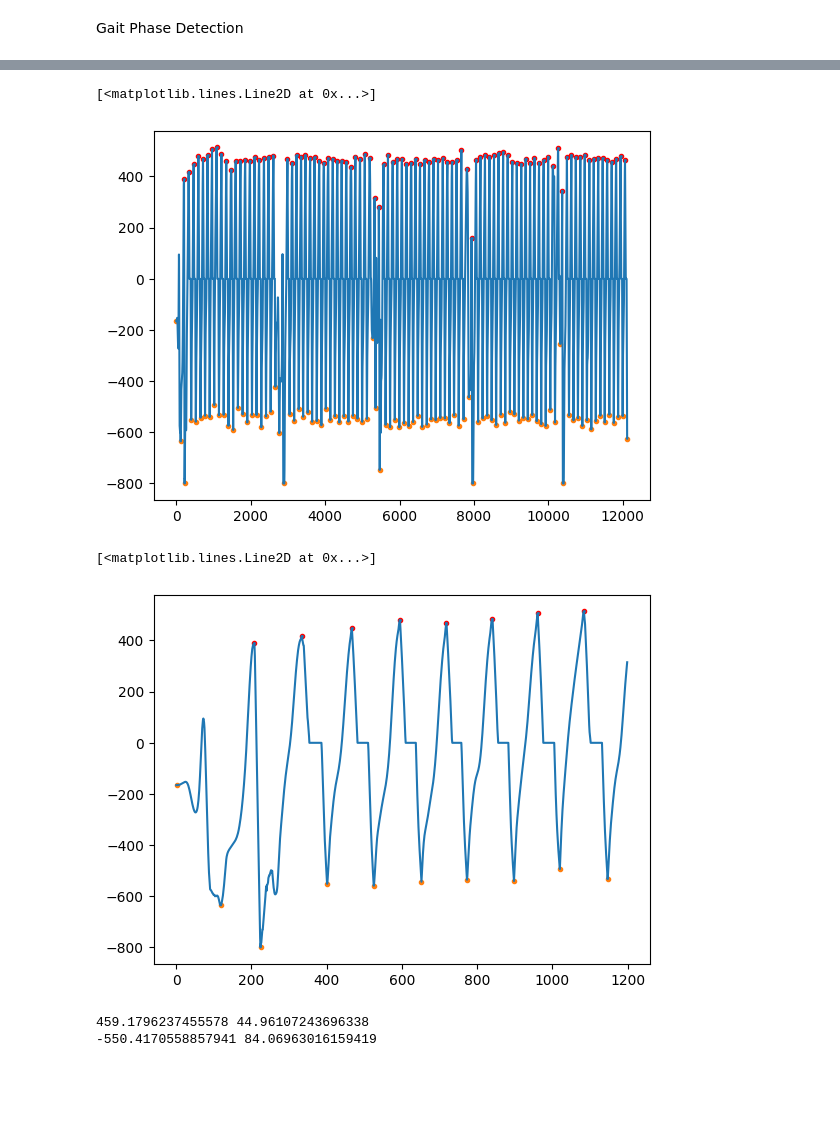
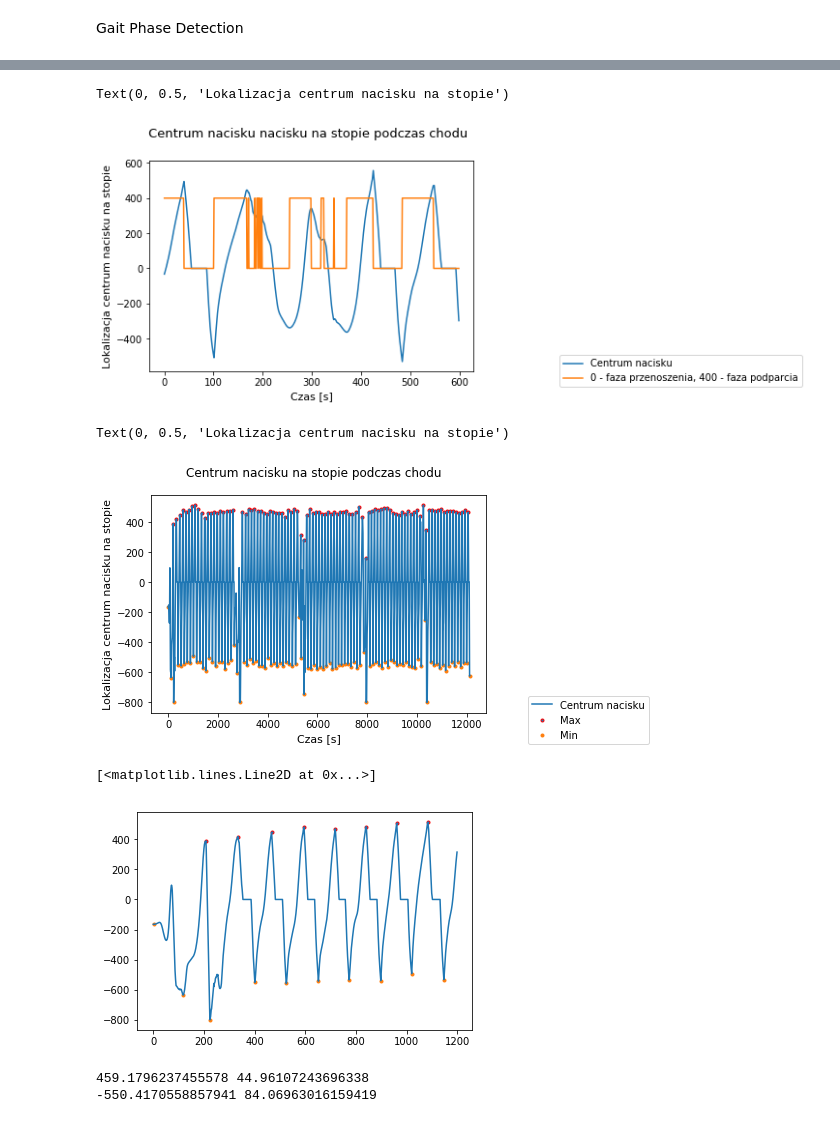
Before and after one commit to kjaw/Gait-in-Parkinson-s-Disease, a Jupyter notebook: main.ipynb, the cells around one changed output, grey strips where cells are left out. Drawn from its saved outputs; the diff is of its cells as text; code cells hidden in the pictures; blank space fills up the shorter version.

```diff
--- a/main.ipynb
+++ b/main.ipynb
@@ -8,8 +9,13 @@ from typing import Tuple, List
 # %%
+filenames = []
 path_to_data_folder = os.path.join(os.getcwd(), "data")
 print(os.path.join(path_to_data_folder, '*.txt'))
 for f in glob.glob(os.path.join(path_to_data_folder, '*.txt')):
+    print(f)
     variable_name = os.path.splitext(os.path.basename(f))[0]
+    print(type(variable_name))
+    filenames.append(variable_name)
     globals()[variable_name] = pd.read_csv(f, delimiter='\t')
     globals()[variable_name].columns = ['Time[s]','VGRF-left1', 'VGRF-left2','VGRF-left3','VGRF-left4','VGRF-left5','VGRF-left6','VGRF-left7','VGRF-left8','VGRF-right1', 'VGRF-right2','VGRF-right3','VGRF-right4','VGRF-right5','VGRF-right6','VGRF-right7','VGRF-right8','Total Force-left','Total Force-right']
+# print(filenames)
 # %% [output]
@@ -66,7 +88,7 @@ def remove_spikes(signal: pd.core.frame.DataFrame) -> List[float]:
             pass
     return signal_no_spikes
 # %%
-def center_of_pressure_detection(file_name: pd.core.frame.DataFrame) -> Tuple[List[float], List[float]]:
+def center_of_pressure_detection(file_position:int) -> Tuple[List[float],List[float],str]:
 
     """
     Parameters
@@ -91,12 +113,24 @@ def center_of_pressure_detection(file_name: pd.core.frame.DataFrame) -> Tuple[Li
     # L7 (-300,400)  R7 (300,400)
     # L8 (-500,800)  R8 (500,800)
 
+    # Open file
+    file_paths = []
+    path_to_data_folder = os.path.join(os.getcwd(), "data")
+#     print(os.path.join(path_to_data_folder, '*.txt'))
+    for f in glob.glob(os.path.join(path_to_data_folder, '*.txt')):
+        file_paths.append(f)
+    #     print(f)
+    fileName = os.path.splitext(os.path.basename(file_paths[file_position]))[0]
+#     print(variable_name)
+#     print(type(variable_name))
+    variable_name = pd.read_csv(file_paths[file_position], delimiter='\t')
+    variable_name.columns = ['Time[s]','VGRF-left1', 'VGRF-left2','VGRF-left3','VGRF-left4','VGRF-left5','VGRF-left6','VGRF-left7','VGRF-left8','VGRF-right1', 'VGRF-right2','VGRF-right3','VGRF-right4','VGRF-right5','VGRF-right6','VGRF-right7','VGRF-right8','Total Force-left','Total Force-right']
+
     y_coordinates = {'1': -800,'2': -400,'3': -400,'4': 0,'5': 0,'6': 400,'7': 400,'8': 800}
     filename_col_names_left_leg = ['VGRF-left1', 'VGRF-left2','VGRF-left3','VGRF-left4','VGRF-left5','VGRF-left6','VGRF-left7','VGRF-left8']
     filename_col_names_right_leg = ['VGRF-right1', 'VGRF-right2','VGRF-right3','VGRF-right4','VGRF-right5','VGRF-right6','VGRF-right7','VGRF-right8']
-
-    y_coordinates_left = sum(file_name[filename_col_names_left_leg[i]]*y_coordinates[str(i+1)] for i in range(len(filename_col_names_left_leg)))/file_name['Total Force-left']
-    y_coordinates_right = sum(file_name[filename_col_names_right_leg[i]]*y_coordinates[str(i+1)] for i in range(len(filename_col_names_right_leg)))/file_name['Total Force-right']
+    y_coordinates_left = sum(variable_name[filename_col_names_left_leg[i]]*y_coordinates[str(i+1)] for i in range(len(filename_col_names_left_leg)))/variable_name['Total Force-left']
+    y_coordinates_right = sum(variable_name[filename_col_names_right_leg[i]]*y_coordinates[str(i+1)] for i in range(len(filename_col_names_right_leg)))/variable_name['Total Force-right']
 
     # file_name['Total Force-left'] can be 0 because during swing phase total pressure equals to 0
     # then all NaN values are replaced with 0
@@ -113,6 +147,6 @@ def center_of_pressure_detection(file_name: pd.core.frame.DataFrame) -> Tuple[Li
     y_coordinates_right_filtered = scipy.ndimage.uniform_filter1d(y_coordinates_right,size=15)
     # y_coordinates_left_filtered = y_coordinates_left
     # y_coordinates_right_filtered = y_coordinates_right
-    return y_coordinates_left_filtered, y_coordinates_right_filtered
+    return y_coordinates_left_filtered, y_coordinates_right_filtered,fileName
 # %%
-y_COP_left, y_COP_right = center_of_pressure_detection(GaCo01_01)
+y_COP_left, y_COP_right,fileName = center_of_pressure_detection(0)
@@ -125,3 +199,13 @@ plt.plot(y_COP_right[2500:3800])
+# %%
+plt.plot(y_COP_right[2500:3100])
+plt.plot(binarized_y_COP_right[2500:3100])
+plt.suptitle(" Centrum nacisku nacisku na stopie podczas chodu", size=13, y=1)
+plt.legend(['Centrum nacisku','0 - faza przenoszenia, 400 - faza podparcia'], bbox_to_anchor =(1.25, 0.1))
+plt.xlabel("Czas [s]", fontdict={'fontsize': 11})
+plt.ylabel("Lokalizacja centrum nacisku na stopie", fontdict={'fontsize': 11})
+# %% [output]
+Text(0, 0.5, 'Lokalizacja centrum nacisku na stopie')
+[figure, added]
 # %%
 import numpy as np
 # %%
@@ -148,10 +232,14 @@ max_COP_left,min_COP_left = sensor_placement_detection_in_gait_phases(y_COP_left
 # %%
 plt.scatter(max_COP_left,y_COP_left[max_COP_left], marker='.', edgecolors='red')
 plt.scatter(min_COP_left,y_COP_left[min_COP_left], marker='.')
 plt.plot(y_COP_left)
+plt.suptitle("Centrum nacisku na stopie podczas chodu", fontdict={'fontsize': 14})
+plt.legend(['Centrum nacisku','Max','Min',], bbox_to_anchor =(1.5, 0.1))
+plt.xlabel("Czas [s]", fontdict={'fontsize': 11})
+plt.ylabel("Lokalizacja centrum nacisku na stopie", fontdict={'fontsize': 11})
 # %% [output]
-[<matplotlib.lines.Line2D at 0x...>]
+Text(0, 0.5, 'Lokalizacja centrum nacisku na stopie')
-[figure, old version]
+[figure, new version]
 # %%
 maximum_values = [i for i in max_COP_left if i<1200]
 minimum_values = [i for i in min_COP_left if i<1200]
@@ -160,7 +248,7 @@ plt.scatter(minimum_values,y_COP_left[minimum_values], marker='.')
 plt.plot(y_COP_left[0:1200])
 # %% [output]
 [<matplotlib.lines.Line2D at 0x...>]
-[figure, old version]
+[figure, new version]
 # %%
 def peaks_gait_mean_and_std_calc(peaks):
     return np.mean(peaks), np.std(peaks)
```
Also changed, not shown: parts of 28 cells of this notebook.
